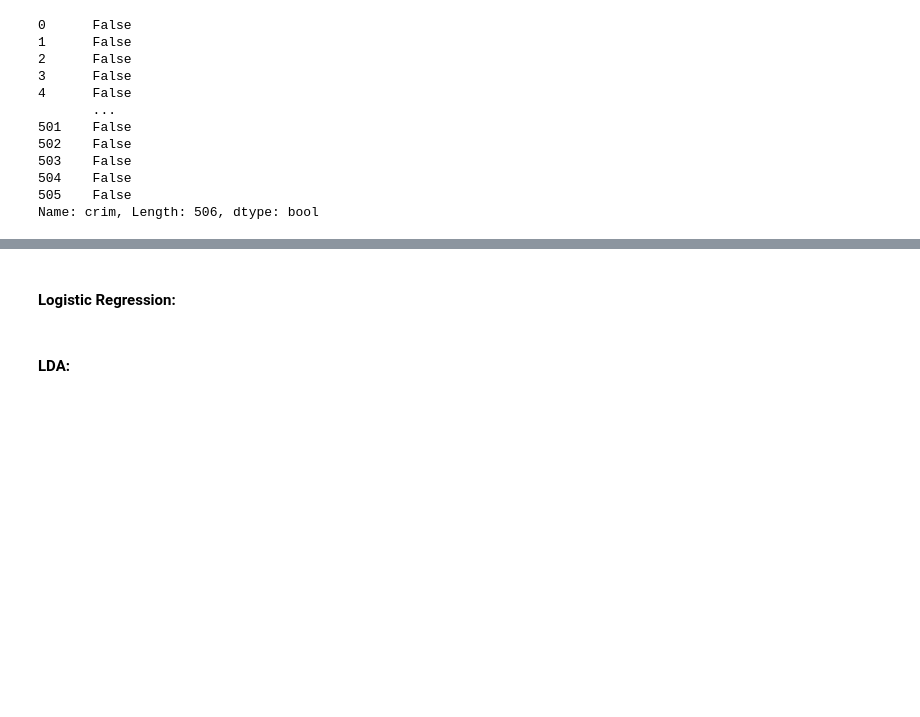
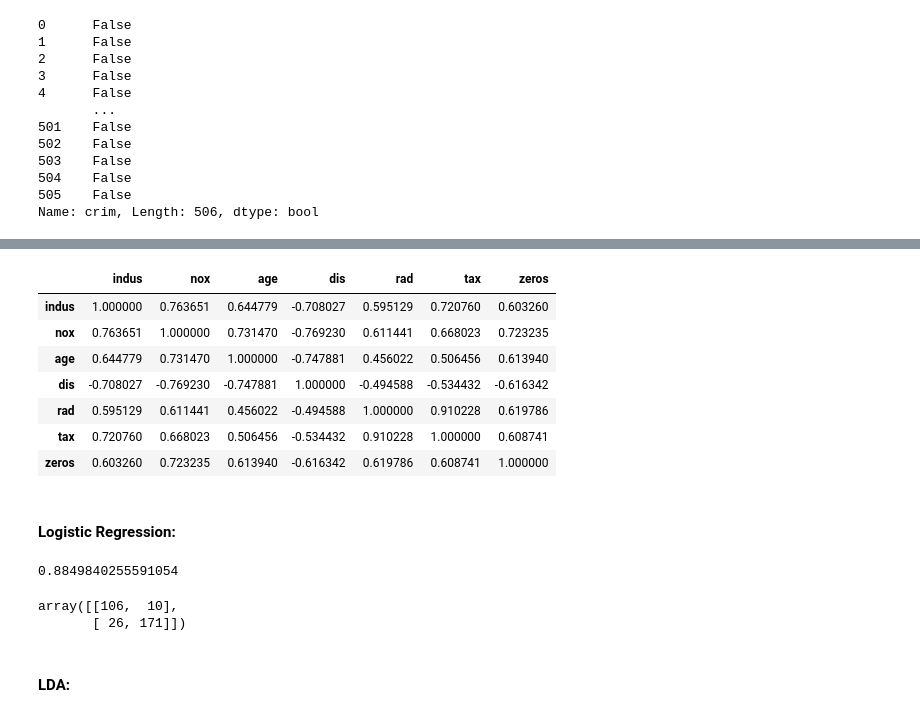
Before and after one commit to kmerkl22/k-s-ISL, a Jupyter notebook: Notebooks/Ch04K-ISLexercises.ipynb, the cells around one changed output, grey strips where cells are left out. Drawn from its saved outputs; the diff is of its cells as text; code cells hidden in the pictures; blank space fills up the shorter version.

```diff
--- a/Notebooks/Ch04K-ISLexercises.ipynb
+++ b/Notebooks/Ch04K-ISLexercises.ipynb
@@ -452,2 +499,13 @@ Boston.join((Boston.crim > Boston.crim.median()).astype(int))
+# %%
+crimdf.corr()
+# %% [output]
+|  | indus | nox | age | dis | rad | tax | zeros |
+| indus | 1.000000 | 0.763651 | 0.644779 | -0.708027 | 0.595129 | 0.720760 | 0.603260 |
+| nox | 0.763651 | 1.000000 | 0.731470 | -0.769230 | 0.611441 | 0.668023 | 0.723235 |
+| age | 0.644779 | 0.731470 | 1.000000 | -0.747881 | 0.456022 | 0.506456 | 0.613940 |
+| dis | -0.708027 | -0.769230 | -0.747881 | 1.000000 | -0.494588 | -0.534432 | -0.616342 |
+| rad | 0.595129 | 0.611441 | 0.456022 | -0.494588 | 1.000000 | 0.910228 | 0.619786 |
+| tax | 0.720760 | 0.668023 | 0.506456 | -0.534432 | 0.910228 | 1.000000 | 0.608741 |
+| zeros | 0.603260 | 0.723235 | 0.613940 | -0.616342 | 0.619786 | 0.608741 | 1.000000 |
 # %% [markdown]
 #### Logistic Regression:
@@ -454,2 +535,12 @@ Boston.join((Boston.crim > Boston.crim.median()).astype(int))
+# %%
+log_pred = np.array([0]*len(y_test))
+log_pred[probs >0.5] = 1
+
+print(np.mean(log_pred == y_test))
+confusion_matrix(log_pred, y_test)
+# %% [output]
+0.8849840255591054
+array([[106,  10],
+       [ 26, 171]])
 # %% [markdown]
 #### LDA:
```
Also changed, not shown: parts of 32 cells of this notebook, 1 other file.
